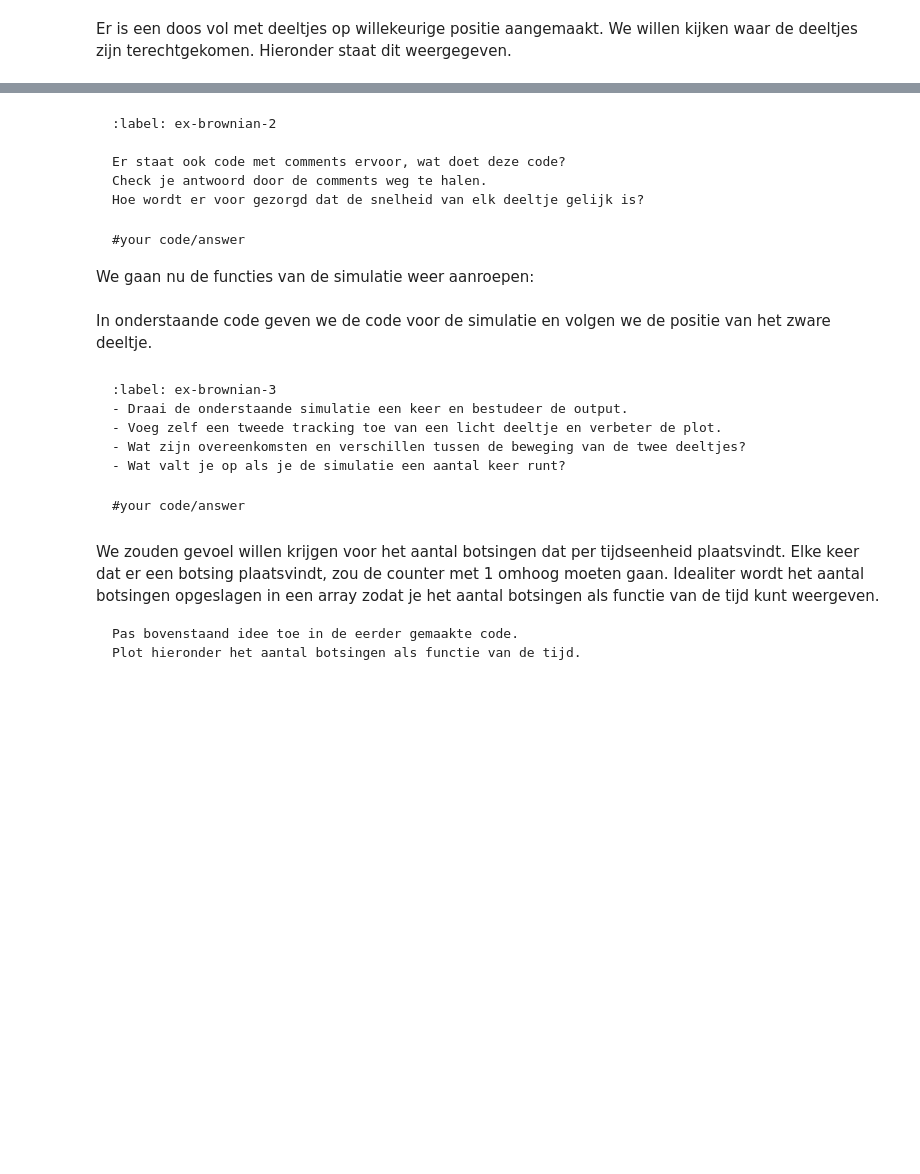
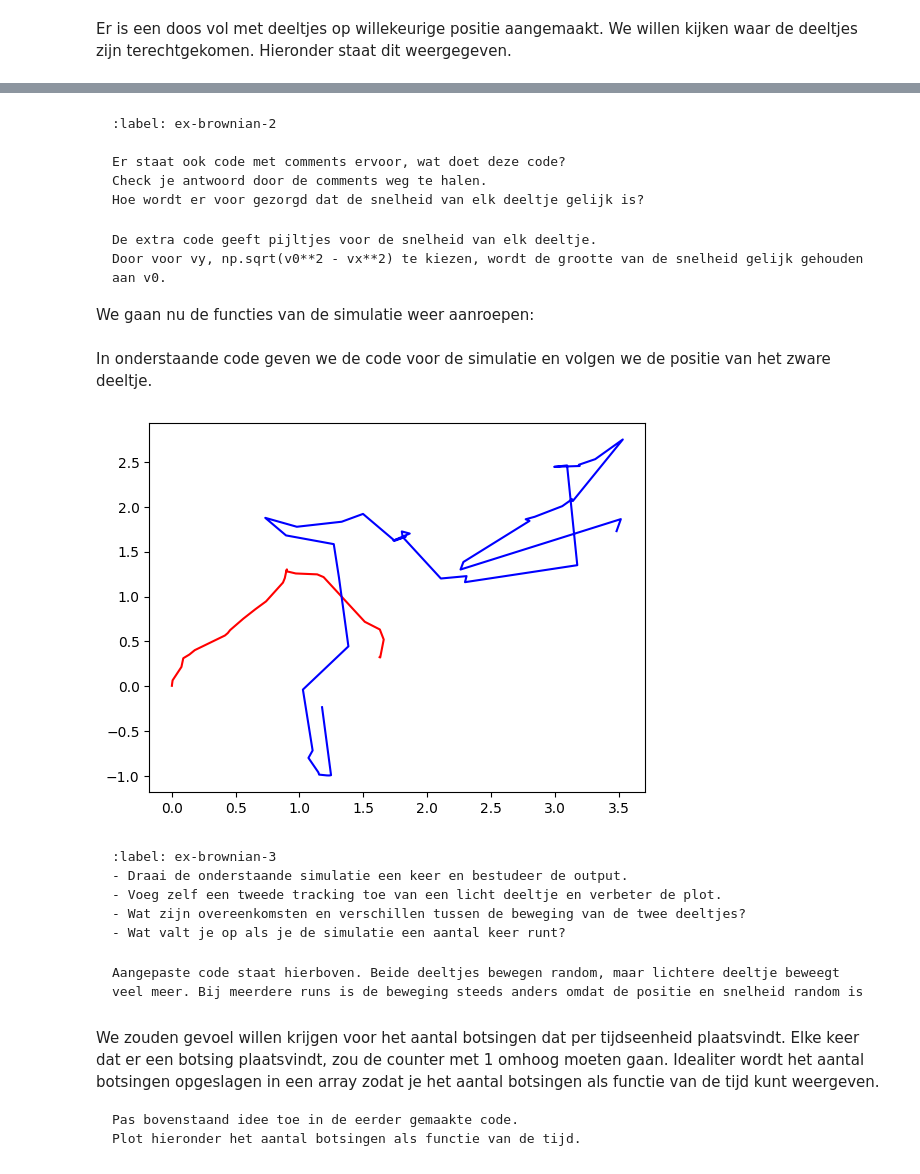
Before and after one commit to srimanp07/SrimanAbel, a Jupyter notebook: Content/PySim/4_brownianmotion.ipynb, the cells around one changed output, grey strips where cells are left out. Saved outputs shown, nothing was run; the diff lists cells and outputs as text; code cells hidden in the pictures; blank space fills up the shorter version.

````diff
--- a/Content/PySim/4_brownianmotion.ipynb
+++ b/Content/PySim/4_brownianmotion.ipynb
@@ -114,12 +116,15 @@ Hoe wordt er voor gezorgd dat de snelheid van elk deeltje gelijk is?
 ```
 
 ```{solution} ex-brownian-2
-#your code/answer
+De extra code geeft pijltjes voor de snelheid van elk deeltje.
+Door voor vy, np.sqrt(v0**2 - vx**2) te kiezen, wordt de grootte van de snelheid gelijk gehouden aan v0.
 ```
 
 We gaan nu de functies van de simulatie weer aanroepen:
 # %%
 # Het bepalen of er een botsing plaats vindt
+counter = 0
+collision_history = []
 def collide_detection(self, other):
     dx = self.r[0] - other.r[0]
     dy = self.r[1] - other.r[1]
@@ -142,48 +147,70 @@ def particle_collision(p1: ParticleClass, p2: ParticleClass):
     p1.v -= 2 * m2 / (m1 + m2) * dot_product / distance_squared * delta_r
     p2.v += 2 * m1 / (m1 + m2) * dot_product / distance_squared * delta_r
 
+
 def handle_collisions(particles):
 #your code/answer
+    global counter
+    global collision_history
     """ alle onderlinge botsingen afhandelen voor deeltjes in lijst """
+
     num_particles = len(particles)
     for i in range(num_particles):
         for j in range(i+1, num_particles):
             if collide_detection(particles[i], particles[j]):
                 particle_collision(particles[i], particles[j])
+                counter += 1
+    collision_history.append(counter)
+    return counter
+
+
 #your code/answer
+#while current_time < end_time:
+    #current_time += dt
+    #for particle in particles:
+        #particle.update_position()
+        #particle.boxcollision()
+    #array.append(current_time)
 # %% [markdown]
 In onderstaande code geven we de code voor de simulatie en volgen we de positie van het zware deeltje.
 # %%
 # tracken van het zware deeltje
 track_x = []
 track_y = []
 
 #your code/answer
-
+track_x1 = []
+track_y1 = []
 #your code/answer
 
 #your code/answer
 
 for i in range(400):
 #your code/answer
 
     for p in particles:
         p.update_position()    # Update positie
         p.boxcollision()         # Wandbotsing werkt per deeltje
 
     handle_collisions(particles)
 
+
 #your code/answer
 
     track_x.append(particles[N-1].r[0])
     track_y.append(particles[N-1].r[1])
 
 #your code/answer
+    track_x1.append(particles[0].r[0])
+    track_y1.append(particles[0].r[1])
 
 plt.figure()
 plt.plot(track_x,track_y,'r')
+plt.plot(track_x1,track_y1,'b')
 #your code/answer
 plt.show()
+# %% [output]
+[figure, added]
 # %% [markdown]
 ```{exercise} Brownian motion in beeld
 :label: ex-brownian-3
@@ -194,7 +221,7 @@ plt.show()
 ```
 
 ```{solution} ex-brownian-3
-#your code/answer
+Aangepaste code staat hierboven. Beide deeltjes bewegen random, maar lichtere deeltje beweegt veel meer. Bij meerdere runs is de beweging steeds anders omdat de positie en snelheid random is
 ```
 # %% [markdown]
 We zouden gevoel willen krijgen voor het aantal botsingen dat per tijdseenheid plaatsvindt.
````
Also changed, not shown: parts of 3 cells of this notebook.
